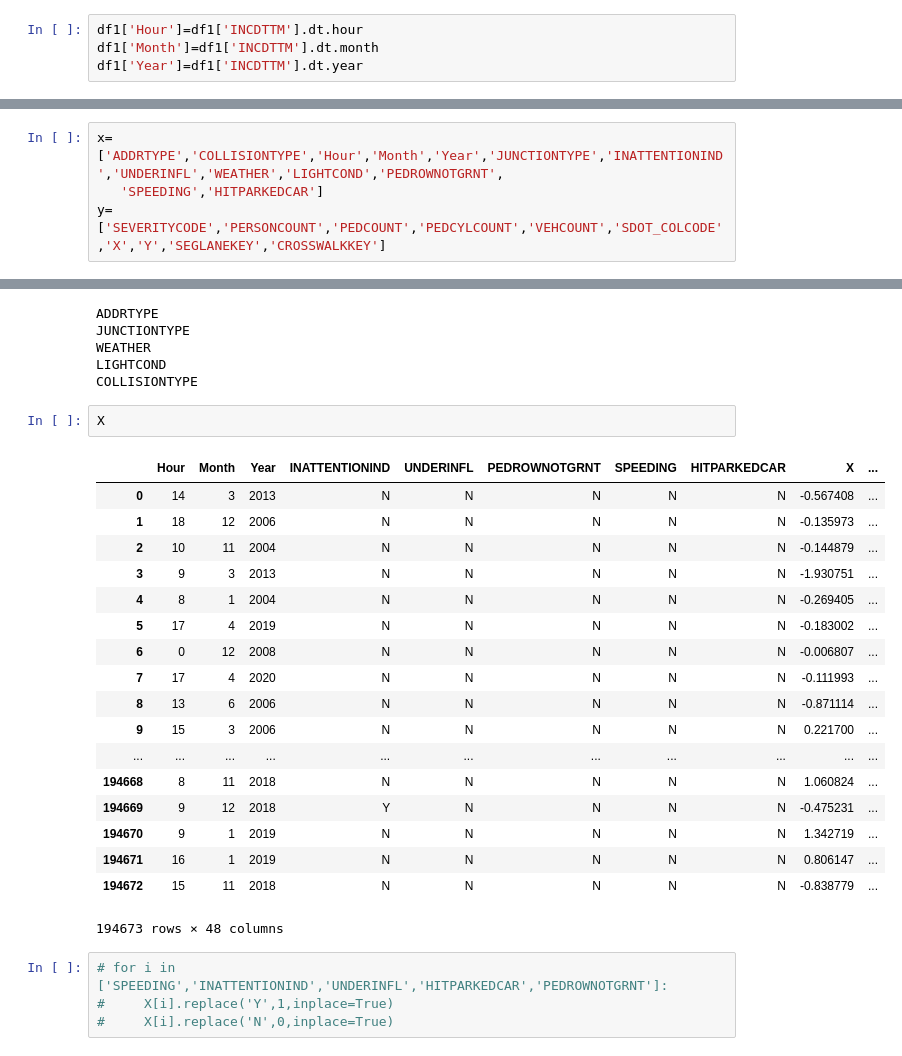
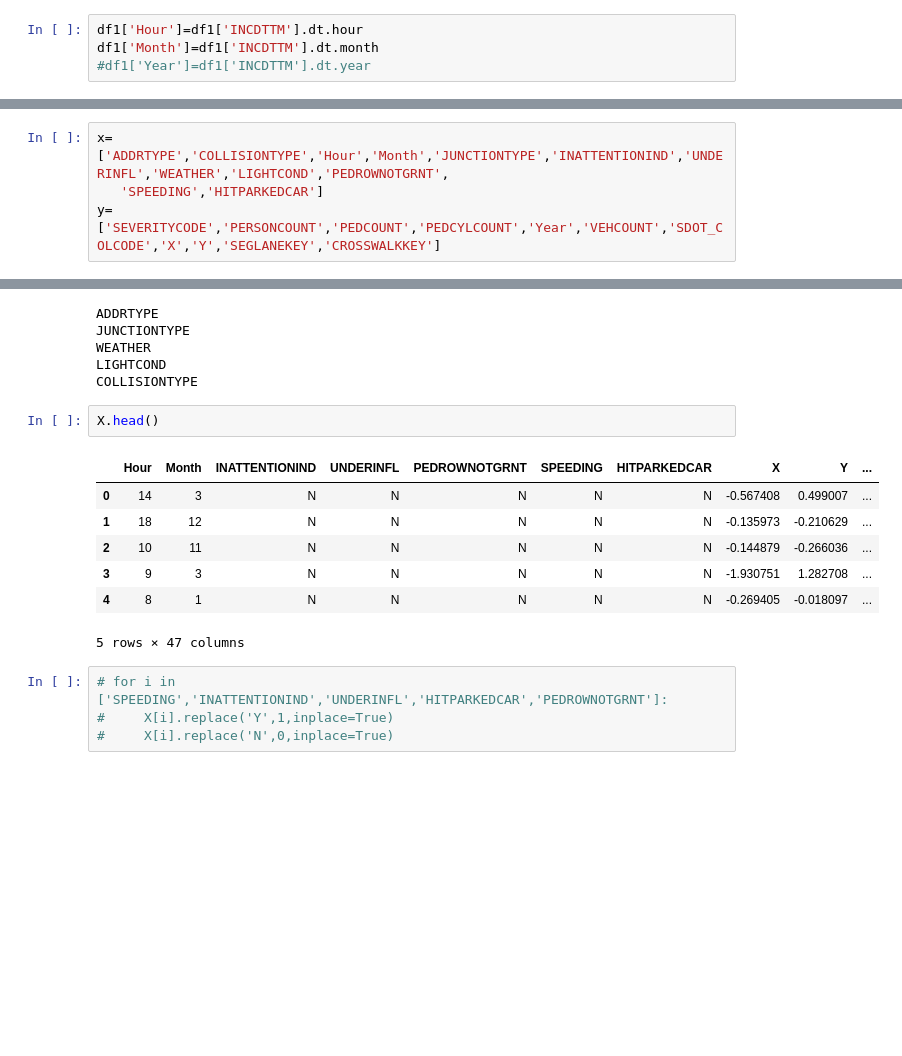
Before and after one commit to dr-askar/IBM_capstone, a Jupyter notebook: Capstone Project .ipynb, the cells around one changed output, grey strips where cells are left out. Drawn from its saved outputs; the diff is of its cells as text; blank space fills up the shorter version.

```diff
--- a/Capstone Project .ipynb
+++ b/Capstone Project .ipynb
@@ -284,7 +284,7 @@ chi2_contingency(pd.crosstab(df1['INCDTTM'].dt.hour,df1['SEVERITYCODE']))[1]
 # %%
 df1['Hour']=df1['INCDTTM'].dt.hour
 df1['Month']=df1['INCDTTM'].dt.month
-df1['Year']=df1['INCDTTM'].dt.year
+#df1['Year']=df1['INCDTTM'].dt.year
 # %%
 ax=plt.subplot(111)
 bins = [-1,30,60,np.inf]
@@ -469,9 +468,9 @@ Year Ttest_indResult(statistic=-9.32907669778162, pvalue=1.0786473964131786e-20)
 from sklearn.preprocessing import label_binarize
 from sklearn.model_selection import train_test_split
 # %%
-x=['ADDRTYPE','COLLISIONTYPE','Hour','Month','Year','JUNCTIONTYPE','INATTENTIONIND','UNDERINFL','WEATHER','LIGHTCOND','PEDROWNOTGRNT',
+x=['ADDRTYPE','COLLISIONTYPE','Hour','Month','JUNCTIONTYPE','INATTENTIONIND','UNDERINFL','WEATHER','LIGHTCOND','PEDROWNOTGRNT',
    'SPEEDING','HITPARKEDCAR']
-y=['SEVERITYCODE','PERSONCOUNT','PEDCOUNT','PEDCYLCOUNT','VEHCOUNT','SDOT_COLCODE','X','Y','SEGLANEKEY','CROSSWALKKEY']
+y=['SEVERITYCODE','PERSONCOUNT','PEDCOUNT','PEDCYLCOUNT','Year','VEHCOUNT','SDOT_COLCODE','X','Y','SEGLANEKEY','CROSSWALKKEY']
 # %%
 
 X=df1[x]
@@ -545,26 +532,15 @@ WEATHER
 LIGHTCOND
 COLLISIONTYPE
 # %%
-X
+X.head()
 # %% [output]
-|  | Hour | Month | Year | INATTENTIONIND | UNDERINFL | PEDROWNOTGRNT | SPEEDING | HITPARKEDCAR | X | ... |
-| 0 | 14 | 3 | 2013 | N | N | N | N | N | -0.567408 | ... |
-| 1 | 18 | 12 | 2006 | N | N | N | N | N | -0.135973 | ... |
-| 2 | 10 | 11 | 2004 | N | N | N | N | N | -0.144879 | ... |
-| 3 | 9 | 3 | 2013 | N | N | N | N | N | -1.930751 | ... |
-| 4 | 8 | 1 | 2004 | N | N | N | N | N | -0.269405 | ... |
-| 5 | 17 | 4 | 2019 | N | N | N | N | N | -0.183002 | ... |
-| 6 | 0 | 12 | 2008 | N | N | N | N | N | -0.006807 | ... |
-| 7 | 17 | 4 | 2020 | N | N | N | N | N | -0.111993 | ... |
-| 8 | 13 | 6 | 2006 | N | N | N | N | N | -0.871114 | ... |
-| 9 | 15 | 3 | 2006 | N | N | N | N | N | 0.221700 | ... |
-| ... | ... | ... | ... | ... | ... | ... | ... | ... | ... | ... |
-| 194668 | 8 | 11 | 2018 | N | N | N | N | N | 1.060824 | ... |
-| 194669 | 9 | 12 | 2018 | Y | N | N | N | N | -0.475231 | ... |
-| 194670 | 9 | 1 | 2019 | N | N | N | N | N | 1.342719 | ... |
-| 194671 | 16 | 1 | 2019 | N | N | N | N | N | 0.806147 | ... |
-| 194672 | 15 | 11 | 2018 | N | N | N | N | N | -0.838779 | ... |
+|  | Hour | Month | INATTENTIONIND | UNDERINFL | PEDROWNOTGRNT | SPEEDING | HITPARKEDCAR | X | Y | ... |
+| 0 | 14 | 3 | N | N | N | N | N | -0.567408 | 0.499007 | ... |
+| 1 | 18 | 12 | N | N | N | N | N | -0.135973 | -0.210629 | ... |
+| 2 | 10 | 11 | N | N | N | N | N | -0.144879 | -0.266036 | ... |
+| 3 | 9 | 3 | N | N | N | N | N | -1.930751 | 1.282708 | ... |
+| 4 | 8 | 1 | N | N | N | N | N | -0.269405 | -0.018097 | ... |
-194673 rows × 48 columns
+5 rows × 47 columns
 # %%
 # for i in ['SPEEDING','INATTENTIONIND','UNDERINFL','HITPARKEDCAR','PEDROWNOTGRNT']:
 #     X[i].replace('Y',1,inplace=True)
```
Also changed, not shown: parts of 28 cells of this notebook, 5 other files.
